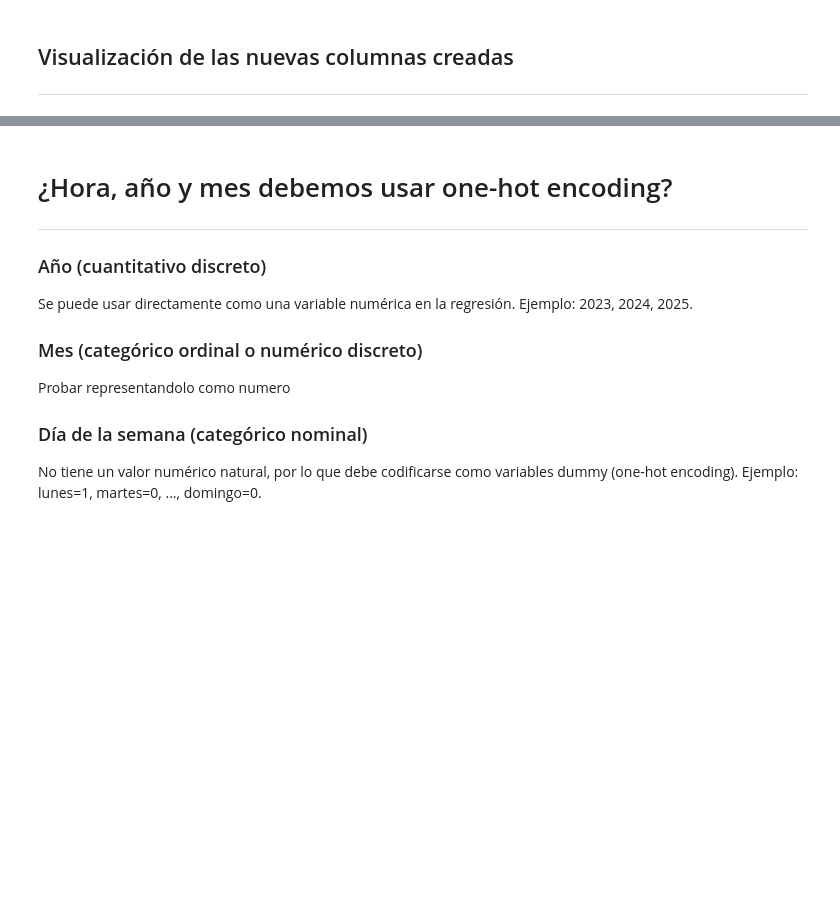
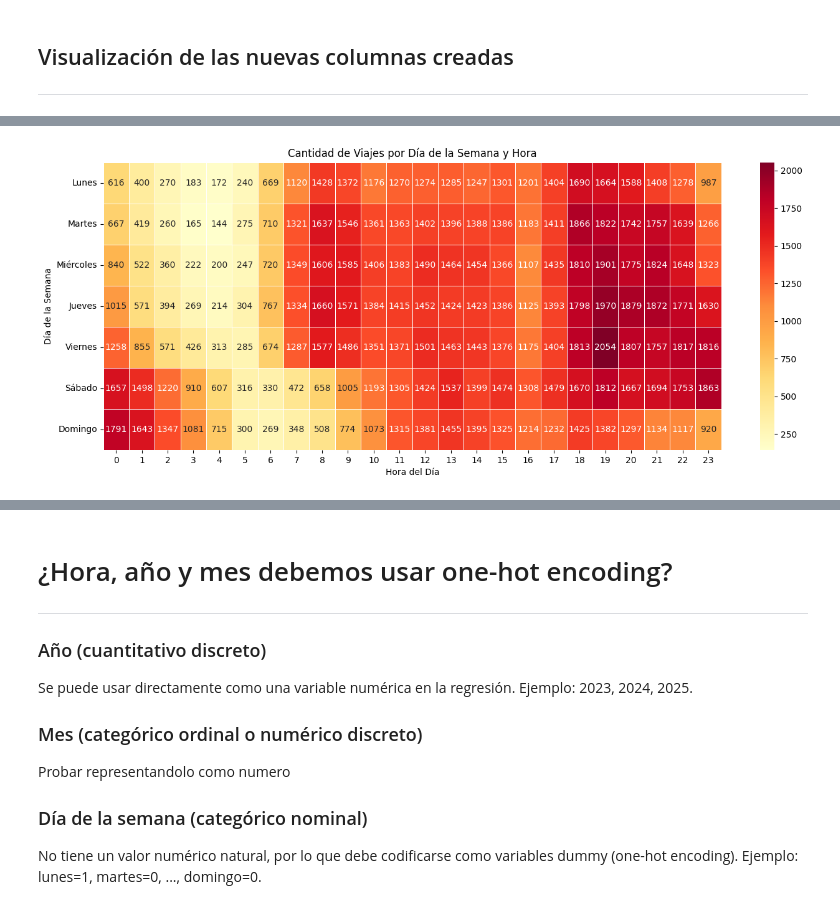
Before and after one commit to valenrosito/AA1-TUIA-2025C1---Rosito-Caballero-Balverdi, a Jupyter notebook: TP_Regresion_AA1_2025C1.ipynb, the cells around one changed output, grey strips where cells are left out. Drawn from its saved outputs; the diff is of its cells as text; code cells hidden in the pictures; blank space fills up the shorter version.

```diff
--- a/TP_Regresion_AA1_2025C1.ipynb
+++ b/TP_Regresion_AA1_2025C1.ipynb
@@ -260,0 +255,19 @@ Passing `palette` without assigning `hue` is deprecated and will be removed in v
+# %%
+viajes_por_dia_hora = df_copy.groupby(['weekday', 'hour']).size().reset_index(name='cantidad_viajes')
+
+# Pivotamos para tener días como filas y horas como columnas
+heatmap_data = viajes_por_dia_hora.pivot(index='weekday', columns='hour', values='cantidad_viajes')
+
+# Ordenamos los días para que vaya de lunes a domingo
+heatmap_data = heatmap_data.reindex([0, 1, 2, 3, 4, 5, 6])
+
+# Mapa de calor
+plt.figure(figsize=(16, 6))
+sns.heatmap(heatmap_data, cmap="YlOrRd", linewidths=.5, annot=True, fmt=".0f")
+plt.title('Cantidad de Viajes por Día de la Semana y Hora')
+plt.xlabel('Hora del Día')
+plt.ylabel('Día de la Semana')
+plt.yticks(ticks=[0.5+i for i in range(7)], labels=['Lunes', 'Martes', 'Miércoles', 'Jueves', 'Viernes', 'Sábado', 'Domingo'], rotation=0)
+plt.show()
+# %% [output]
+[figure, added]
```
Also changed, not shown: parts of 44 cells of this notebook, 1 other file.
